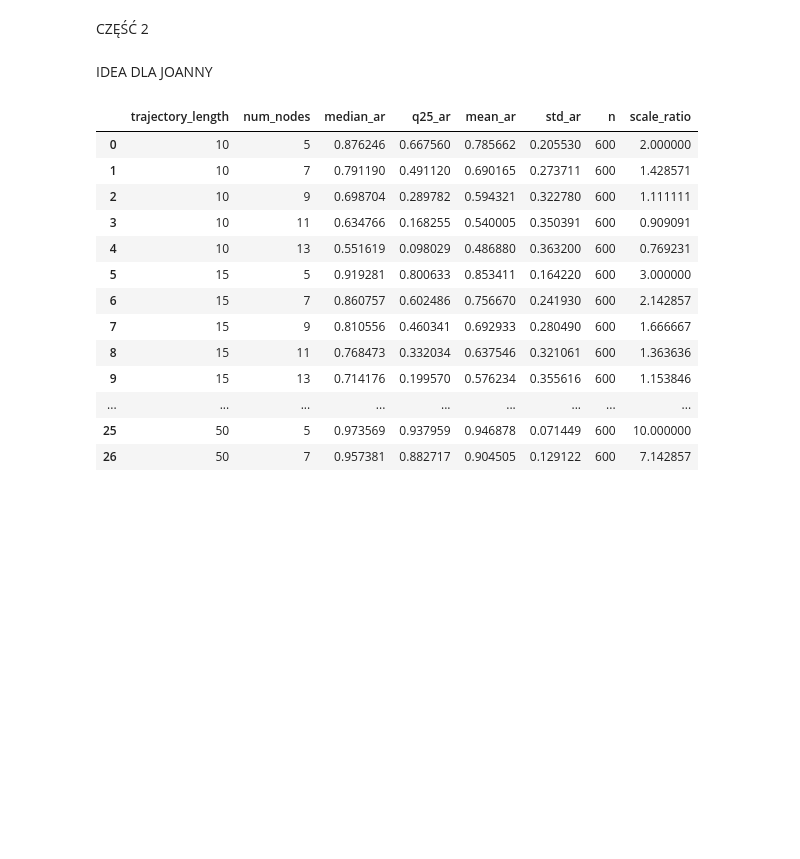
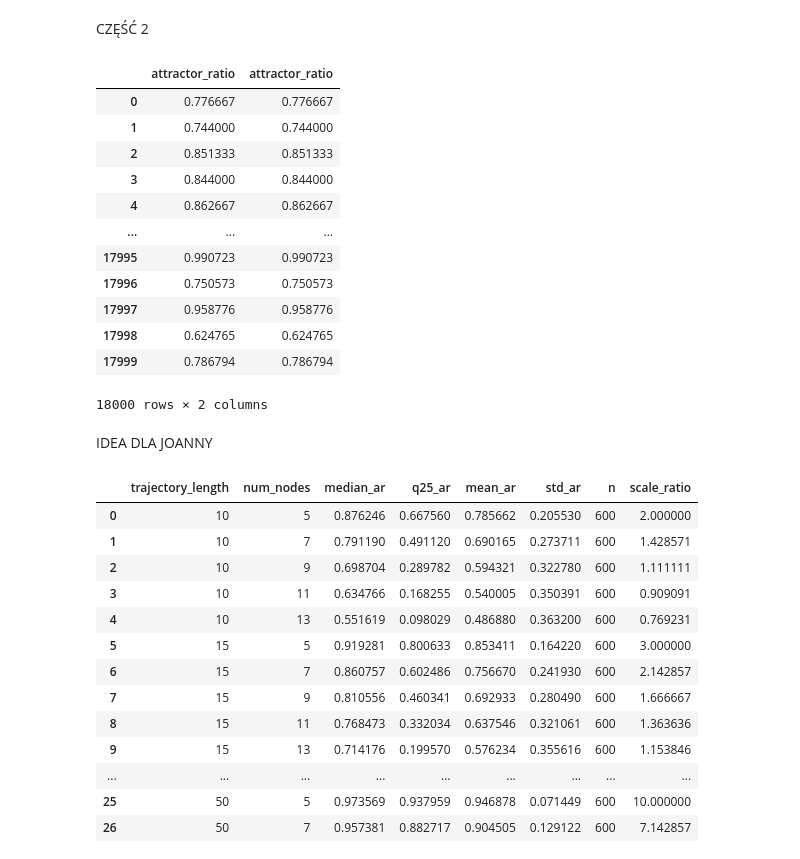
Before and after one commit to maxi7524/SAD2_final_project, a Jupyter notebook: notebooks/raport_max.ipynb, the cells around one changed output. Drawn from its saved outputs; the diff is of its cells as text; code cells hidden in the pictures; blank space fills up the shorter version.

```diff
--- a/notebooks/raport_max.ipynb
+++ b/notebooks/raport_max.ipynb
@@ -53,2 +57,18 @@ df
 # %% [markdown]
 CZĘŚĆ 2
+# %%
+df['attractor_ratio']
+# %% [output]
+|  | attractor_ratio | attractor_ratio |
+| 0 | 0.776667 | 0.776667 |
+| 1 | 0.744000 | 0.744000 |
+| 2 | 0.851333 | 0.851333 |
+| 3 | 0.844000 | 0.844000 |
+| 4 | 0.862667 | 0.862667 |
+| ... | ... | ... |
+| 17995 | 0.990723 | 0.990723 |
+| 17996 | 0.750573 | 0.750573 |
+| 17997 | 0.958776 | 0.958776 |
+| 17998 | 0.624765 | 0.624765 |
+| 17999 | 0.786794 | 0.786794 |
+18000 rows × 2 columns
```
Also changed, not shown: parts of 4 cells of this notebook, 1 other file.
